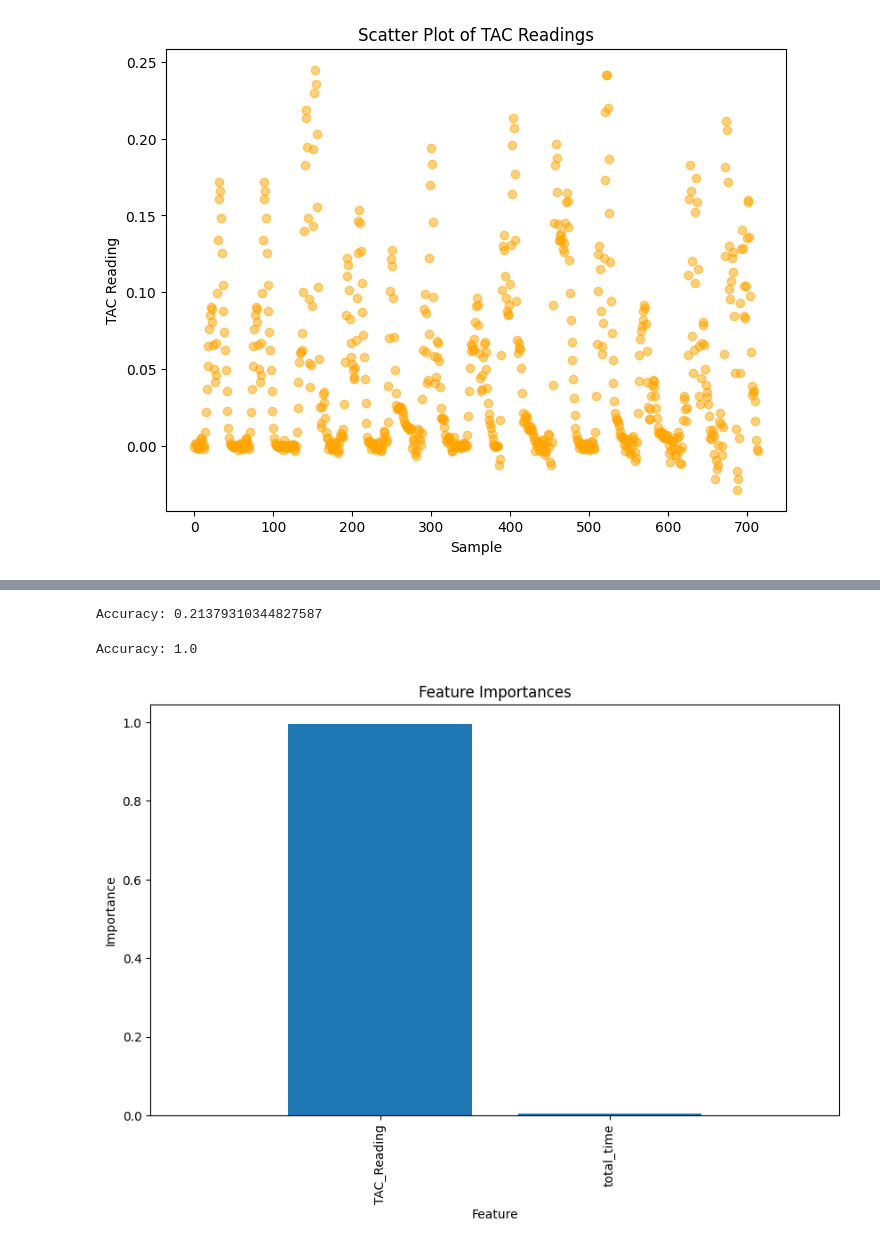
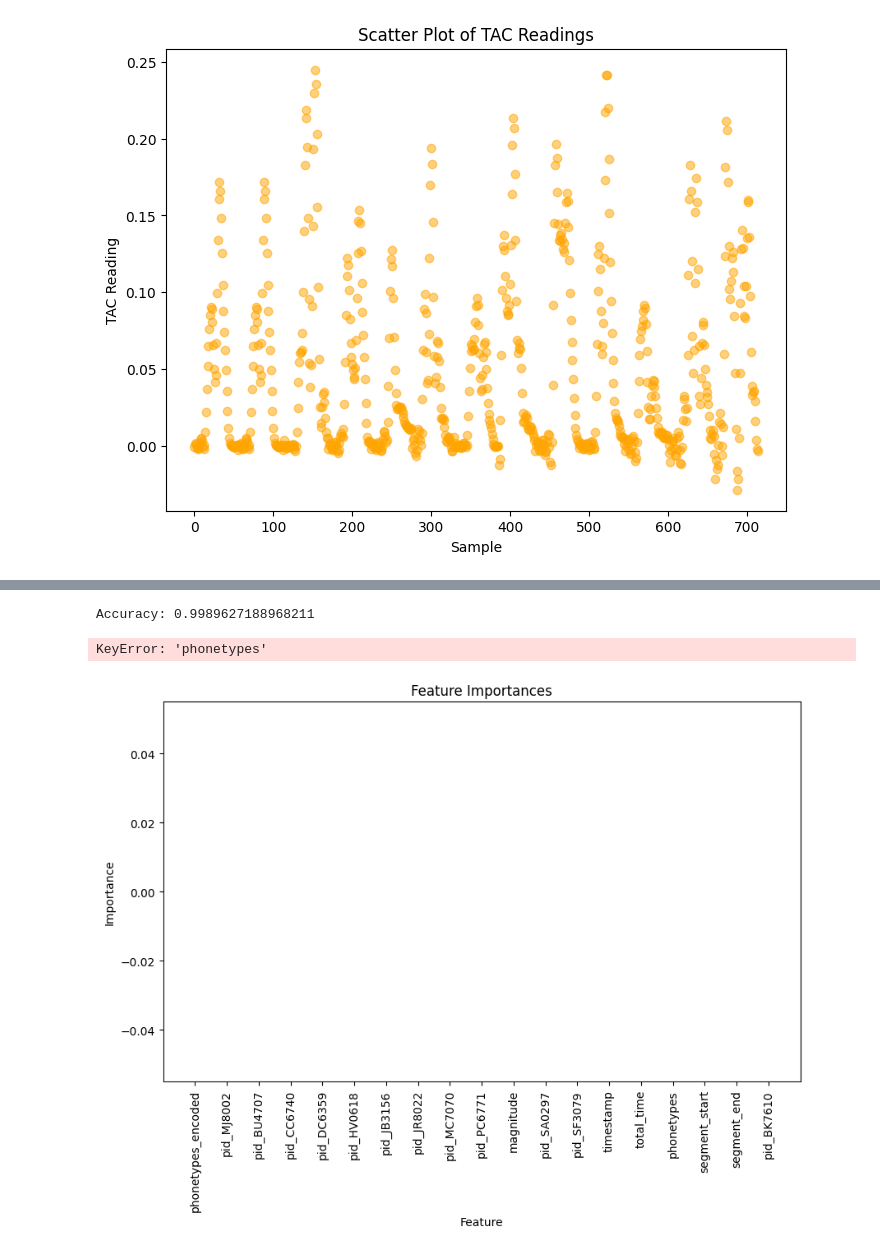
Before and after one commit to MercerHeath/ML-Project, a Jupyter notebook: project/mlproject.ipynb, the cells around one changed output, grey strips where cells are left out. Cells and saved outputs as stored; diff of their text form; code cells hidden in the pictures.

```diff
--- a/project/mlproject.ipynb
+++ b/project/mlproject.ipynb
@@ -127,7 +127,7 @@ for participant_id, participant_data in accelerometerData.groupby('pid'):
         all_participants_data = pd.concat([all_participants_data, participant_data], ignore_index=True)
 
 # Define threshold
-threshold = 0.01  # Adjust threshold value as needed
+threshold = .01  # Adjust threshold value as needed
 
 # Identify segments
 segments = []
@@ -147,7 +147,8 @@ for index, row in all_participants_data.iterrows():
             current_id = None
 
 # Create DataFrame for segments
-barCrawlEventsDf = pd.DataFrame(segments, columns=['id', 'segment_start', 'segment_end'])
+barCrawlEventsDf = pd.DataFrame(segments, columns=['pid', 'segment_start', 'segment_end'])
 
+print(participant_data)
 print(barCrawlEventsDf)
 # %% [output]
@@ -185,6 +189,12 @@ filtered_data_above_threshold = merged_data[merged_data['TAC_Reading'] >= tacThr
 filtered_data_below_threshold = merged_data[merged_data['TAC_Reading'] < tacThreshold_withThresh]
 filtered_aboveMergeData = merged_data[merged_data['TAC_Reading'] >= 0]
 
+filtered_aboveMergeData['phonetypes'] = phoneTypes['phonetype']
+filtered_participant_data = participant_data[participant_data['magnitude'] >= 1]
+filtered_aboveMergeData = pd.merge(filtered_aboveMergeData, filtered_participant_data[['pid', 'magnitude']], on='pid', how='left')
+
+
+
 # Print the counts
 above_count = filtered_data_above_threshold.shape[0]
 below_count = filtered_data_below_threshold.shape[0]
@@ -356,40 +366,72 @@ y_pred = logistic_reg.predict(X_test)
 accuracy = accuracy_score(y_test, y_pred)
 print("Accuracy:", accuracy)
 # %% [output]
-Accuracy: 0.21379310344827587
+Accuracy: 0.9989627188968211
 # %%
+from sklearn.preprocessing import OneHotEncoder, LabelEncoder
+from sklearn.compose import ColumnTransformer
+from sklearn.pipeline import Pipeline
+from sklearn.ensemble import RandomForestClassifier
 from sklearn.model_selection import train_test_split
-from sklearn.ensemble import RandomForestClassifier
 from sklearn.metrics import accuracy_score
 
+# Define your preprocessor
+preprocessor = ColumnTransformer(
+    transformers=[
+        ('pid', OneHotEncoder(handle_unknown='ignore'), ['pid'])
+    ],
+    remainder='passthrough'
+)
+
+# Define the pipeline with the preprocessor and the RandomForestClassifier
+pipeline = Pipeline([
+    ('preprocessor', preprocessor),
+    ('classifier', RandomForestClassifier(random_state=42))  # You can adjust parameters as needed
+])
+
+X = filtered_aboveMergeData[['phonetypes', 'pid', 'magnitude']]
+y = (filtered_aboveMergeData['TAC_Reading'] >= .08)
+
+label_encoder = LabelEncoder()
+X['phonetypes_encoded'] = label_encoder.fit_transform(X['phonetypes'])
+
+# Assuming X and y are defined as you have them
 X_train, X_test, y_train, y_test = train_test_split(X, y, test_size=0.2, random_state=42)
 
-random_forest = RandomForestClassifier()
+# Fit the pipeline
+pipeline.fit(X_train, y_train)
 
-random_forest.fit(X_train, y_train)
+# Predict
+y_pred = pipeline.predict(X_test)
 
-y_pred = random_forest.predict(X_test)
-
+# Calculate accuracy
 accuracy = accuracy_score(y_test, y_pred)
 print("Accuracy:", accuracy)
 # %% [output]
-Accuracy: 1.0
+KeyError: 'phonetypes'
 # %%
 import matplotlib.pyplot as plt
 
+random_forest = pipeline.named_steps['classifier']
+
 feature_importances = random_forest.feature_importances_
 
-feature_names = X.columns
+one_hot_feature_names = preprocessor.named_transformers_['pid'].get_feature_names_out(input_features=['pid'])
+
+remaining_feature_names = list(X.columns.drop('pid'))
+
+feature_names = list(one_hot_feature_names) + remaining_feature_names
 
 indices = feature_importances.argsort()[::-1]
 
+# Plot
 plt.figure(figsize=(10, 6))
 plt.title("Feature Importances")
-plt.bar(range(X.shape[1]), feature_importances[indices], align="center")
-plt.xticks(range(X.shape[1]), [feature_names[i] for i in indices], rotation=90)
-plt.xlim([-1, X.shape[1]])
+plt.bar(range(len(indices)), feature_importances[indices], align="center")
+plt.xticks(range(len(indices)), [feature_names[i] for i in indices], rotation=90)
+plt.xlim([-1, len(indices)])
 plt.ylabel("Importance")
 plt.xlabel("Feature")
 plt.show()
 # %% [output]
-[figure, old version]
+[figure, new version]
```
Also changed, not shown: parts of 4 cells of this notebook.
